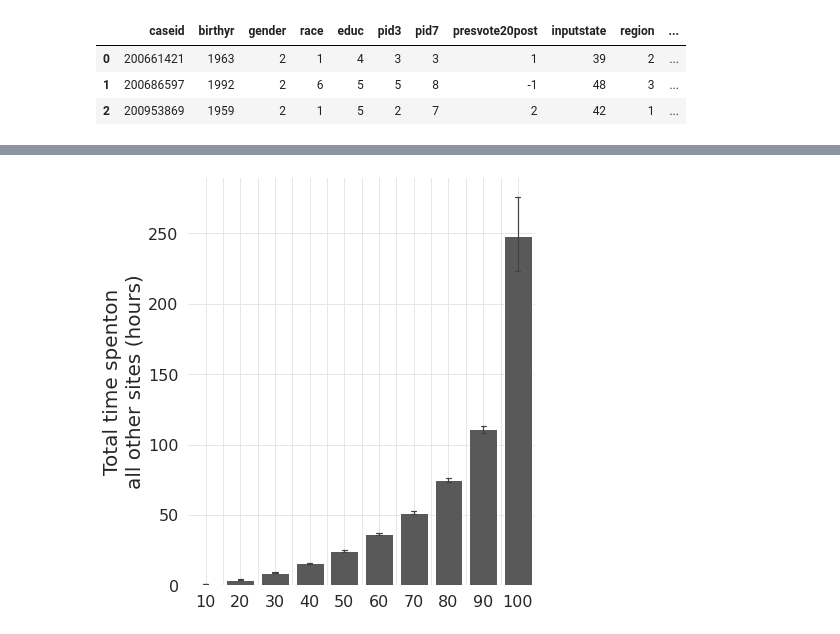
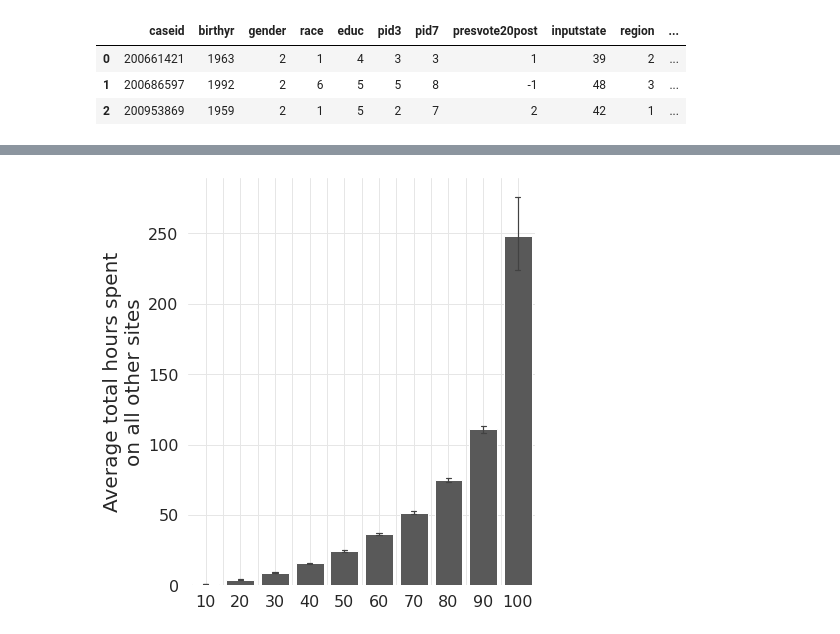
Before and after one commit to soodoku/adult, a Jupyter notebook: scripts/20_duration_on_adultsites.ipynb, the cells around one changed output, grey strips where cells are left out. Cells and saved outputs as stored; diff of their text form; code cells hidden in the pictures.

```diff
--- a/scripts/20_duration_on_adultsites.ipynb
+++ b/scripts/20_duration_on_adultsites.ipynb
@@ -1025,32 +1025,32 @@ save_mpl_fig(os.path.join(FIGSAVEDIR, "distribution_duration_on_adultsites_fulls
 scale = 0.7
 fig, ax = plt.subplots(figsize=(9 * scale, 9 * scale))
 
 sns.barplot(
     x=f"decile_{outcome_var_c}",
     y=outcome_var_c,
     data=_df,
     color=".35",
     errorbar=("ci", 95),
     n_boot=10_000,
     errwidth=1.2,
     capsize=0.15,
 )
 # ax.set_yticks(range(0,50,10))
 ax.get_yaxis().set_major_formatter(
     ticker.FuncFormatter(lambda x, p: format(int(x), ","))
 )
 ax.set_xlabel("")
-ax.set_ylabel("Total time spenton\nall other sites (hours)", size=20)
+ax.set_ylabel("Average total hours spent\non all other sites", size=20)
 ax.tick_params(axis="both", which="major", labelsize=16)
 plt.tight_layout()
 ax.xaxis.grid(True)
 ax.get_xaxis().set_minor_locator(ticker.AutoMinorLocator(2))
 ax.xaxis.grid(True, which="both", color=".9")
 ax.yaxis.grid(True, which="both", color=".9")
 
 sns.despine(left=True, bottom=True)
 save_mpl_fig(
     os.path.join(FIGSAVEDIR, "distribution_duration_on_nonadultsites_fullsample")
 )
 # %% [output]
-[figure, old version]
+[figure, new version]
```
Also changed, not shown: parts of 3 cells of this notebook, 17 other files.
